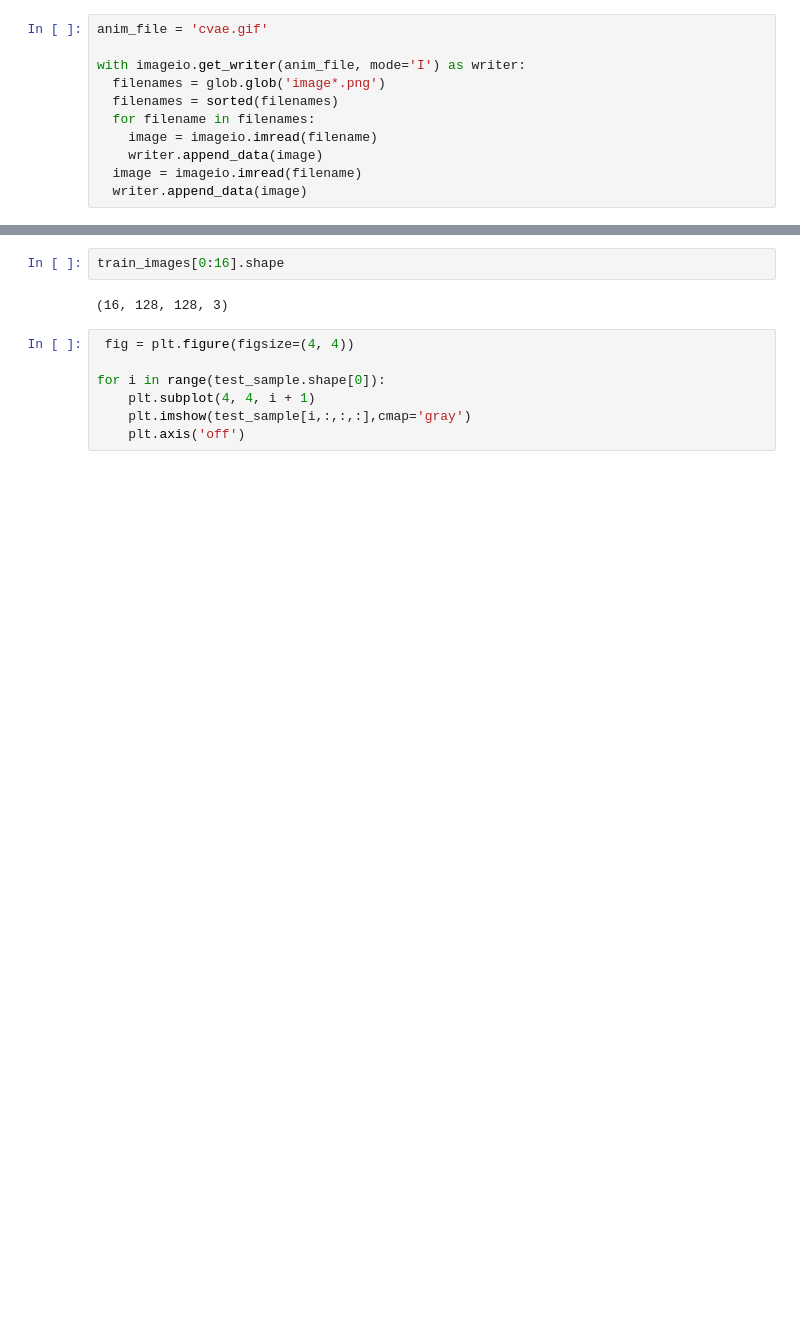
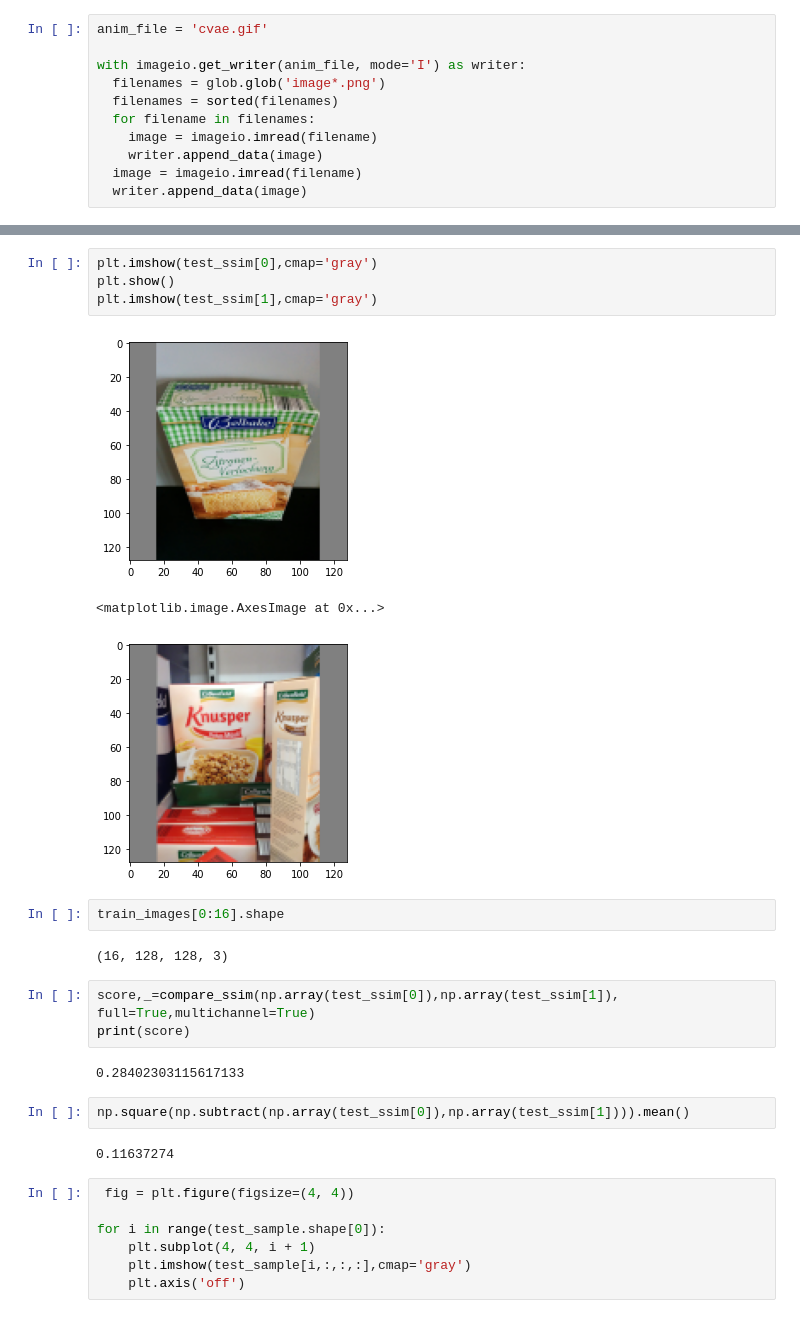
Before and after one commit to atharvakale31/DL_auto_encoders, a Jupyter notebook: CVAE_on_Retail_(loading_images_directly).ipynb, the cells around one changed output, grey strips where cells are left out. Cells and saved outputs as stored; diff of their text form; blank space fills up the shorter version.

```diff
--- a/CVAE_on_Retail_(loading_images_directly).ipynb
+++ b/CVAE_on_Retail_(loading_images_directly).ipynb
@@ -396,7 +435,24 @@ embed.embed_file(anim_file)
+# %%
+plt.imshow(test_ssim[0],cmap='gray')
+plt.show()
+plt.imshow(test_ssim[1],cmap='gray')
+# %% [output]
+[figure, added]
+<matplotlib.image.AxesImage at 0x...>
+[figure, added]
 # %%
 train_images[0:16].shape
 # %% [output]
 (16, 128, 128, 3)
+# %%
+score,_=compare_ssim(np.array(test_ssim[0]),np.array(test_ssim[1]), full=True,multichannel=True)
+print(score)
+# %% [output]
+0.28402303115617133
+# %%
+np.square(np.subtract(np.array(test_ssim[0]),np.array(test_ssim[1]))).mean()
+# %% [output]
+0.11637274
 # %%
  fig = plt.figure(figsize=(4, 4))
 
```
Also changed, not shown: parts of 12 cells of this notebook.
